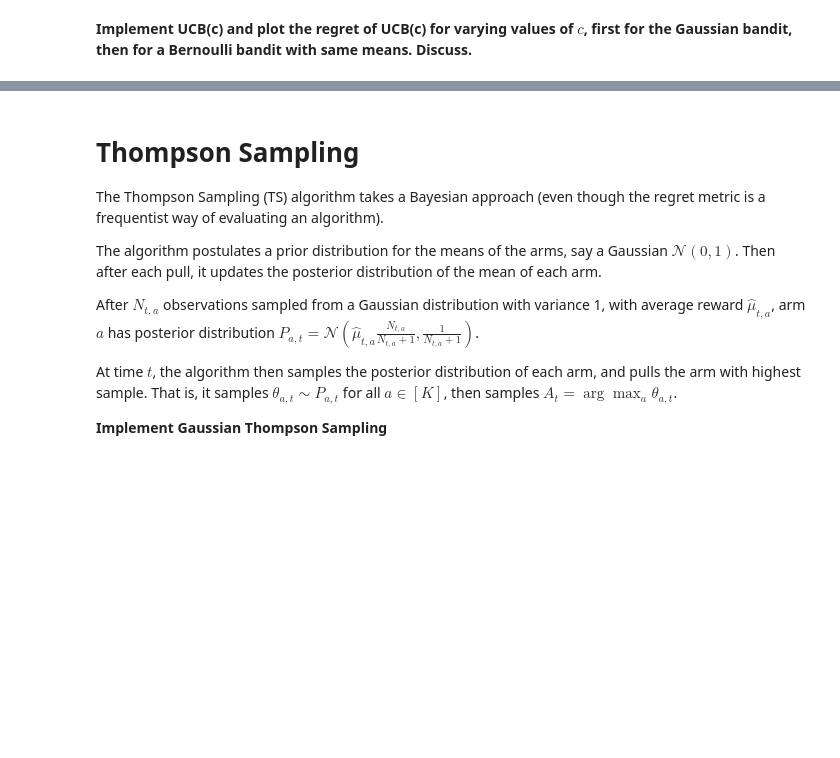
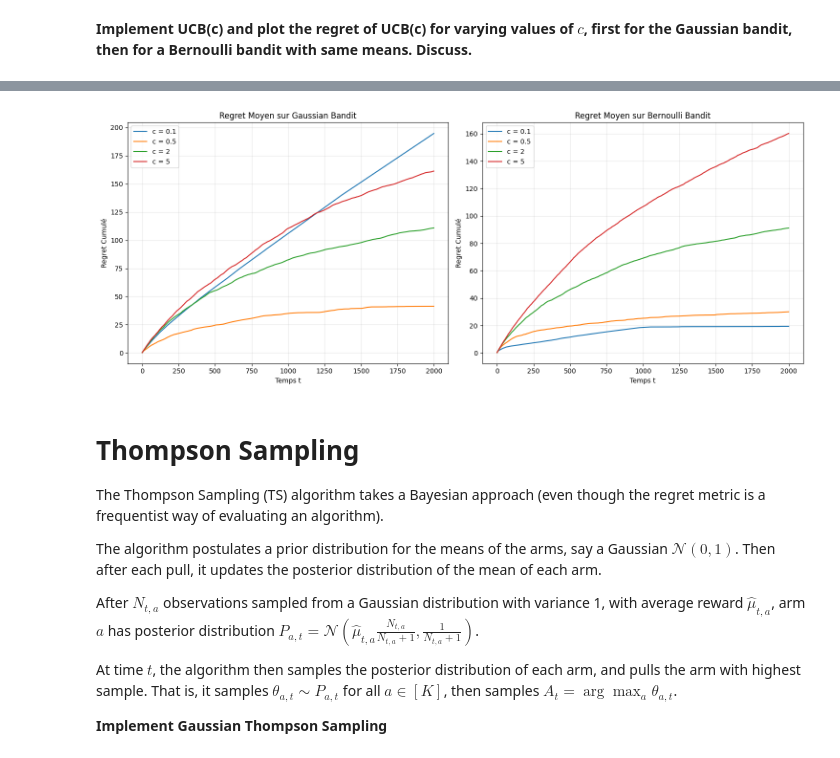
Before and after one commit to milanolivia/apprentissage_seq, a Jupyter notebook: Bandit.ipynb, the cells around one changed output, grey strips where cells are left out. Saved outputs shown, nothing was run; the diff lists cells and outputs as text; code cells hidden in the pictures; blank space fills up the shorter version.

```diff
--- a/Bandit.ipynb
+++ b/Bandit.ipynb
@@ -182,0 +444,78 @@ $$A_t = \arg\max_a \hat{\mu}_{t,a} + \sqrt{\frac{c \log t}{N_{t,a}}} \: .$$
+# %%
+def run_simulation(bandit_class, means, c_values, T, N_experiments):
+    results = {}
+
+    for c in c_values:
+        print(f"Simulation pour c = {c}...")
+        regrets = np.zeros((N_experiments, T))
+
+        for i in range(N_experiments):
+            bandit = bandit_class(means)
+            K = len(means)
+            emp_means = np.zeros(K)
+            nb_pulls = np.zeros(K)
+            sum_rewards = np.zeros(K)
+            actions = []
+
+            for t in range(1, T + 1): # t commence à 1 pour log(t)
+                # Décision
+                action = UCB_c(emp_means, nb_pulls, t, c)
+                actions.append(action)
+
+                # Reward
+                reward = bandit.sample(action)[0]
+
+                # Update
+                nb_pulls[action] += 1
+                sum_rewards[action] += reward
+                emp_means[action] = sum_rewards[action] / nb_pulls[action]
+
+            # Calcul du regret pour ce run
+            # On passe actions qui est une liste, numpy fera l'indexation
+            regrets[i, :] = regret(np.array(means), np.array(actions))
+
+        # Moyenne sur les N expériences
+        results[c] = np.mean(regrets, axis=0)
+
+    return results
+
+# --- 5. Exécution et Affichage ---
+
+# Paramètres
+means = [0.3, 0.5, 0.25, 0.1]
+T = 2000
+N = 30
+c_values = [0.1, 0.5, 2, 5] # On teste différentes intensités d'exploration
+
+# A. Simulation Gaussian
+print("--- Gaussian Bandit ---")
+res_gaussian = run_simulation(GaussianBandit, means, c_values, T, N)
+
+# B. Simulation Bernoulli
+print("\n--- Bernoulli Bandit ---")
+res_bernoulli = run_simulation(BernoulliBandit, means, c_values, T, N)
+
+# Plotting
+fig, axes = plt.subplots(1, 2, figsize=(15, 6))
+
+# Graphique 1 : Gaussian
+for c, curve in res_gaussian.items():
+    axes[0].plot(curve, label=f'c = {c}')
+axes[0].set_title('Regret Moyen sur Gaussian Bandit')
+axes[0].set_xlabel('Temps t')
+axes[0].set_ylabel('Regret Cumulé')
+axes[0].legend()
+axes[0].grid(True, alpha=0.3)
+
+# Graphique 2 : Bernoulli
+for c, curve in res_bernoulli.items():
+    axes[1].plot(curve, label=f'c = {c}')
+axes[1].set_title('Regret Moyen sur Bernoulli Bandit')
+axes[1].set_xlabel('Temps t')
+axes[1].set_ylabel('Regret Cumulé')
+axes[1].legend()
+axes[1].grid(True, alpha=0.3)
+
+plt.tight_layout()
+plt.show()
+# %% [output]
@@ -183,3 +533,4 @@ $$A_t = \arg\max_a \hat{\mu}_{t,a} + \sqrt{\frac{c \log t}{N_{t,a}}} \: .$$
+[figure, added]
 # %% [markdown]
 # Thompson Sampling
 
```
Also changed, not shown: parts of 12 cells of this notebook.
